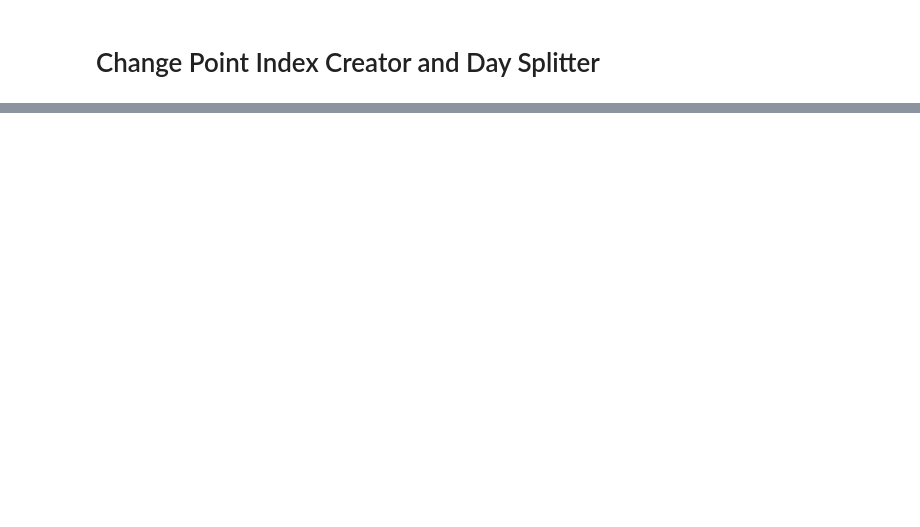
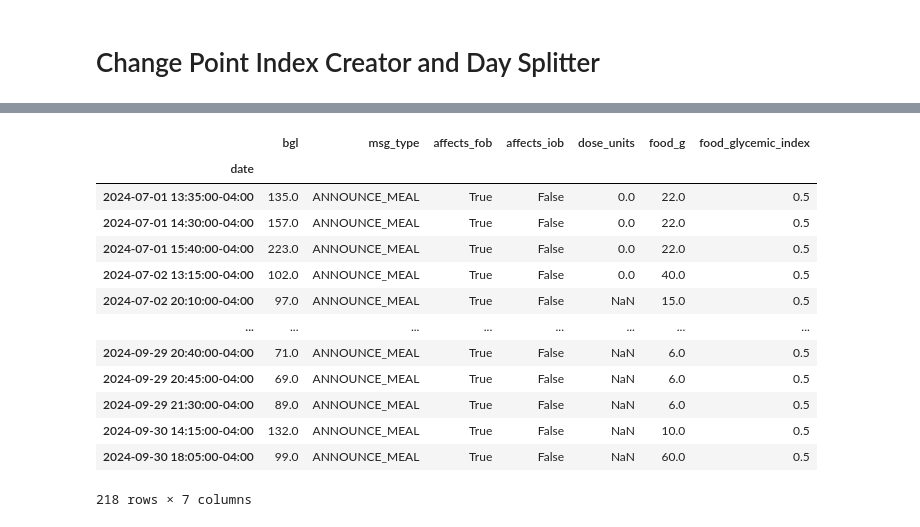
Before and after one commit to RobotPsychologist/bg_control, a Jupyter notebook: 0_meal_identification/meal_identification/notebooks/1.01-cjr-change-point-index-creator.ipynb, the cells around one changed output, grey strips where cells are left out. Saved outputs shown, nothing was run; the diff lists cells and outputs as text; code cells hidden in the pictures; blank space fills up the shorter version.

```diff
--- a/0_meal_identification/meal_identification/notebooks/1.01-cjr-change-point-index-creator.ipynb
+++ b/0_meal_identification/meal_identification/notebooks/1.01-cjr-change-point-index-creator.ipynb
@@ -82,0 +89,18 @@ cr_df[cr_df['msg_type'] == 'ANNOUNCE_MEAL']
+# %%
+meal_annoucements_df = meal_annoucements_df[meal_annoucements_df['msg_type'] == 'ANNOUNCE_MEAL']
+meal_annoucements_df
+# %% [output]
+|  | bgl | msg_type | affects_fob | affects_iob | dose_units | food_g | food_glycemic_index |
+| date |  |  |  |  |  |  |  |
+| 2024-07-01 13:35:00-04:00 | 135.0 | ANNOUNCE_MEAL | True | False | 0.0 | 22.0 | 0.5 |
+| 2024-07-01 14:30:00-04:00 | 157.0 | ANNOUNCE_MEAL | True | False | 0.0 | 22.0 | 0.5 |
+| 2024-07-01 15:40:00-04:00 | 223.0 | ANNOUNCE_MEAL | True | False | 0.0 | 22.0 | 0.5 |
+| 2024-07-02 13:15:00-04:00 | 102.0 | ANNOUNCE_MEAL | True | False | 0.0 | 40.0 | 0.5 |
+| 2024-07-02 20:10:00-04:00 | 97.0 | ANNOUNCE_MEAL | True | False | NaN | 15.0 | 0.5 |
+| ... | ... | ... | ... | ... | ... | ... | ... |
+| 2024-09-29 20:40:00-04:00 | 71.0 | ANNOUNCE_MEAL | True | False | NaN | 6.0 | 0.5 |
+| 2024-09-29 20:45:00-04:00 | 69.0 | ANNOUNCE_MEAL | True | False | NaN | 6.0 | 0.5 |
+| 2024-09-29 21:30:00-04:00 | 89.0 | ANNOUNCE_MEAL | True | False | NaN | 6.0 | 0.5 |
+| 2024-09-30 14:15:00-04:00 | 132.0 | ANNOUNCE_MEAL | True | False | NaN | 10.0 | 0.5 |
+| 2024-09-30 18:05:00-04:00 | 99.0 | ANNOUNCE_MEAL | True | False | NaN | 60.0 | 0.5 |
+218 rows × 7 columns
```
Also changed, not shown: parts of 10 cells of this notebook.
